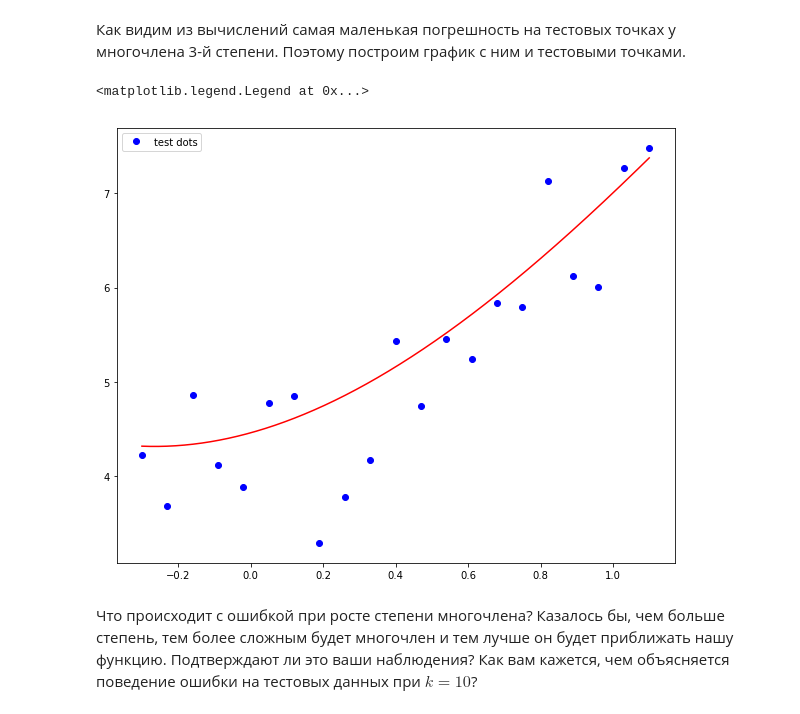
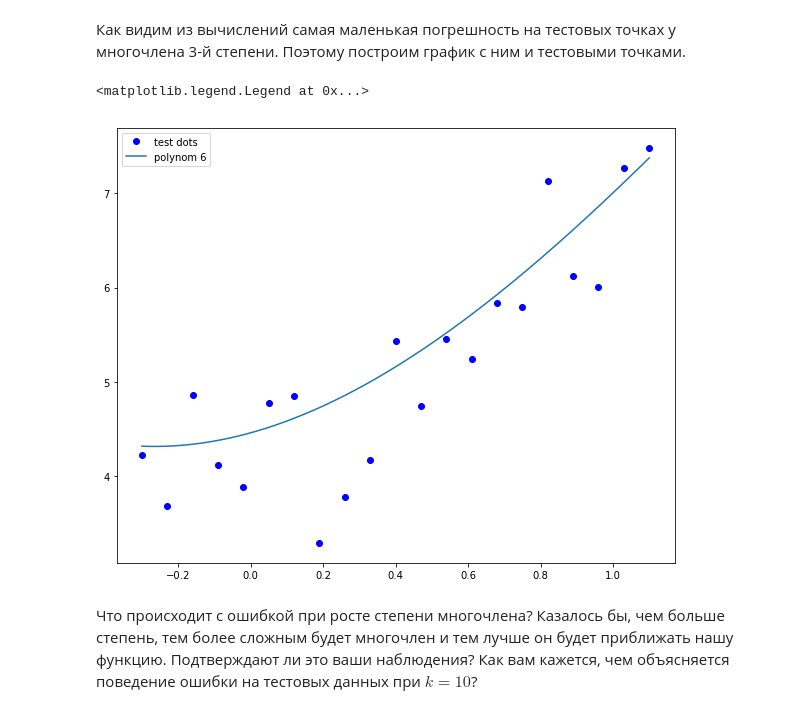
Before and after one commit to Mikhail-off/LinalgLab2, a Jupyter notebook: HSE Lab (linear regression).ipynb, the cells around one changed output. Saved outputs shown, nothing was run; the diff lists cells and outputs as text; code cells hidden in the pictures.

```diff
--- a/HSE Lab (linear regression).ipynb
+++ b/HSE Lab (linear regression).ipynb
@@ -244,25 +251,13 @@ plt.legend()
 # %% [markdown]
 Как видим из вычислений самая маленькая погрешность на тестовых точках у многочлена 3-й степени. Поэтому построим график с ним и тестовыми точками.
-# %%
-plt.figure(figsize=(10, 8))
-plt.plot(x_test, y_test, 'ro', color='blue', label='test dots')
-for i in range(3, 4):
-    y_polynom = {}
-    y_value = list([])
-    x_ = min(x_test)
-    x_value = list([])
-    while x_ < max(x_test):
-        x_value.append(x_)
-        y_polynom[x_] = 0
-        for j in range(0, i + 1):
-            y_polynom[x_] += x_**j * coefficients[i - 1][-(j + 1)]
-        y_value.append(y_polynom[x_])
-        x_ += 0.001
-plt.plot(x_value, y_value, color='red')
-plt.legend()
-# %% [output]
-<matplotlib.legend.Legend at 0x...>
-[figure, removed]
+# %%
+plt.figure(figsize=(10, 8))
+plt.plot(x_test, y_test, 'ro', color='blue', label='test dots')
+draw_polynom(x_test, coefficients[2])
+plt.legend()
+# %% [output]
+<matplotlib.legend.Legend at 0x...>
+[figure, added]
 # %% [markdown]
 Что происходит с ошибкой при росте степени многочлена? Казалось бы, чем больше степень, тем более сложным будет многочлен и тем лучше он будет приближать нашу функцию. Подтверждают ли это ваши наблюдения? Как вам кажется, чем объясняется поведение ошибки на тестовых данных при $k = 10$?
 # %% [markdown]
```
Also changed, not shown: parts of 4 cells of this notebook.
